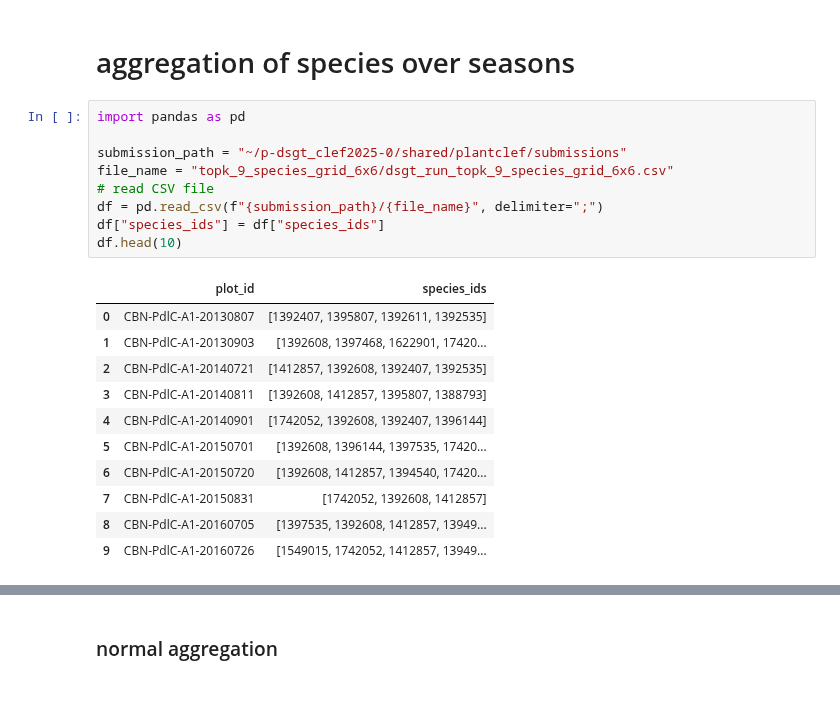
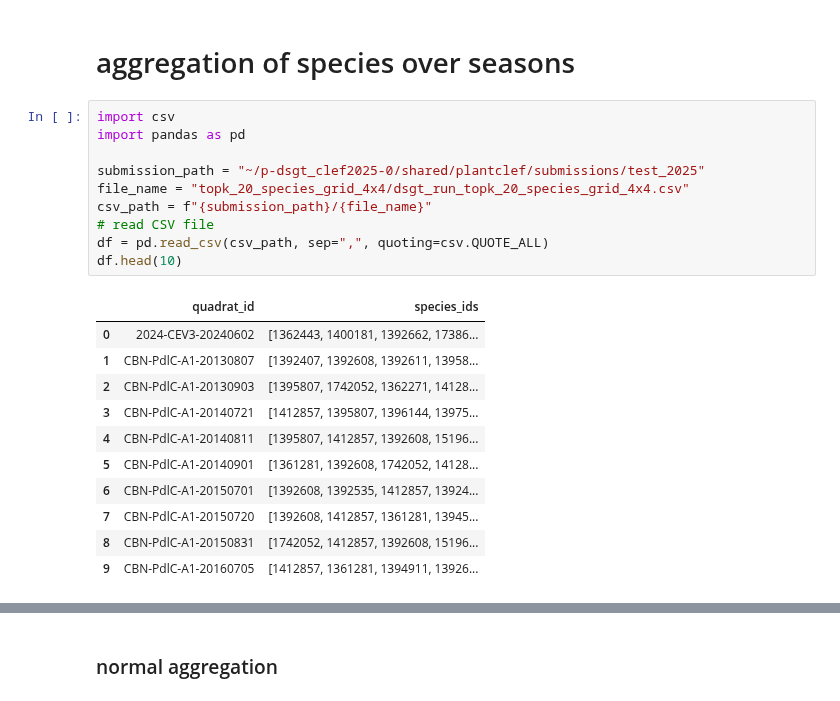
Before and after one commit to dsgt-arc/plantclef-2025, a Jupyter notebook: notebooks/ensemble/20250306-mg-aggregation.ipynb, the cells around one changed output, grey strips where cells are left out. Saved outputs shown, nothing was run; the diff lists cells and outputs as text.

```diff
--- a/notebooks/ensemble/20250306-mg-aggregation.ipynb
+++ b/notebooks/ensemble/20250306-mg-aggregation.ipynb
@@ -1,23 +1,24 @@
 # %% [markdown]
 # aggregation of species over seasons
 # %%
+import csv
 import pandas as pd
 
-submission_path = "~/p-dsgt_clef2025-0/shared/plantclef/submissions"
-file_name = "topk_9_species_grid_6x6/dsgt_run_topk_9_species_grid_6x6.csv"
+submission_path = "~/p-dsgt_clef2025-0/shared/plantclef/submissions/test_2025"
+file_name = "topk_20_species_grid_4x4/dsgt_run_topk_20_species_grid_4x4.csv"
+csv_path = f"{submission_path}/{file_name}"
 # read CSV file
-df = pd.read_csv(f"{submission_path}/{file_name}", delimiter=";")
-df["species_ids"] = df["species_ids"]
+df = pd.read_csv(csv_path, sep=",", quoting=csv.QUOTE_ALL)
 df.head(10)
 # %% [output]
-|  | plot_id | species_ids |
-| 0 | CBN-PdlC-A1-20130807 | [1392407, 1395807, 1392611, 1392535] |
-| 1 | CBN-PdlC-A1-20130903 | [1392608, 1397468, 1622901, 17420... |
-| 2 | CBN-PdlC-A1-20140721 | [1412857, 1392608, 1392407, 1392535] |
-| 3 | CBN-PdlC-A1-20140811 | [1392608, 1412857, 1395807, 1388793] |
-| 4 | CBN-PdlC-A1-20140901 | [1742052, 1392608, 1392407, 1396144] |
-| 5 | CBN-PdlC-A1-20150701 | [1392608, 1396144, 1397535, 17420... |
-| 6 | CBN-PdlC-A1-20150720 | [1392608, 1412857, 1394540, 17420... |
-| 7 | CBN-PdlC-A1-20150831 | [1742052, 1392608, 1412857] |
-| 8 | CBN-PdlC-A1-20160705 | [1397535, 1392608, 1412857, 13949... |
-| 9 | CBN-PdlC-A1-20160726 | [1549015, 1742052, 1412857, 13949... |
+|  | quadrat_id | species_ids |
+| 0 | 2024-CEV3-20240602 | [1362443, 1400181, 1392662, 17386... |
+| 1 | CBN-PdlC-A1-20130807 | [1392407, 1392608, 1392611, 13958... |
+| 2 | CBN-PdlC-A1-20130903 | [1395807, 1742052, 1362271, 14128... |
+| 3 | CBN-PdlC-A1-20140721 | [1412857, 1395807, 1396144, 13975... |
+| 4 | CBN-PdlC-A1-20140811 | [1395807, 1412857, 1392608, 15196... |
+| 5 | CBN-PdlC-A1-20140901 | [1361281, 1392608, 1742052, 14128... |
+| 6 | CBN-PdlC-A1-20150701 | [1392608, 1392535, 1412857, 13924... |
+| 7 | CBN-PdlC-A1-20150720 | [1392608, 1412857, 1361281, 13945... |
+| 8 | CBN-PdlC-A1-20150831 | [1742052, 1412857, 1392608, 15196... |
+| 9 | CBN-PdlC-A1-20160705 | [1412857, 1361281, 1394911, 13926... |
```
Also changed, not shown: parts of 13 cells of this notebook, 1 other file.
